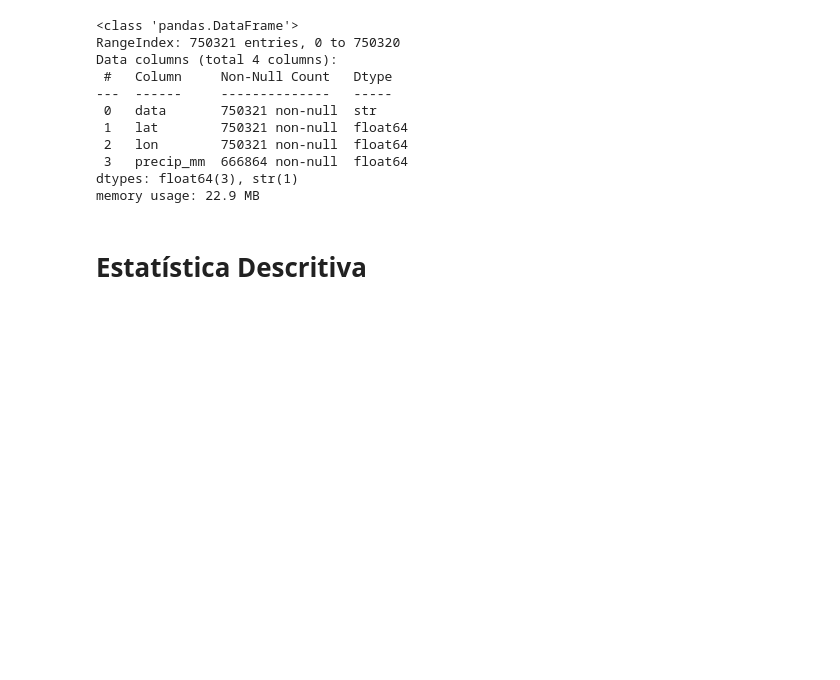
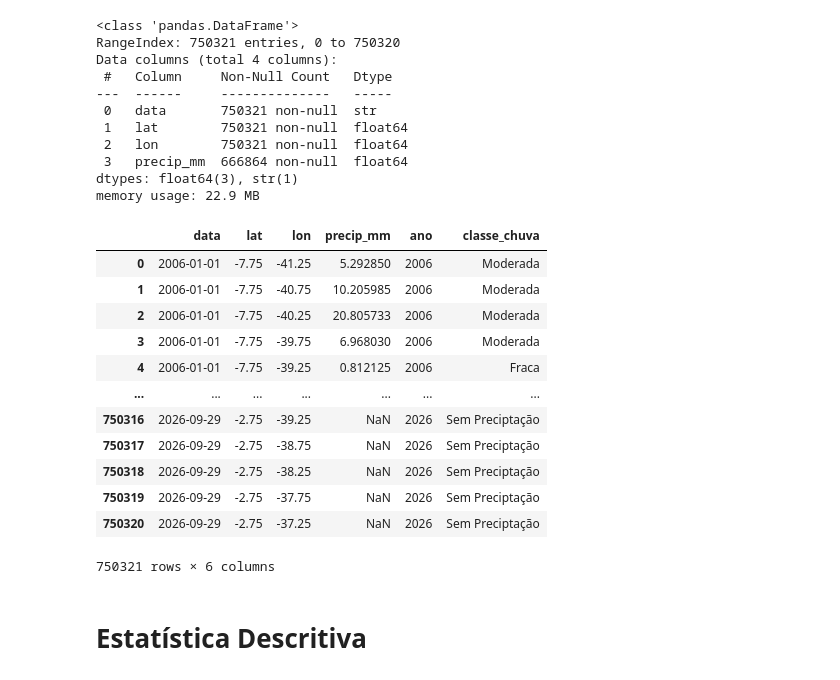
Before and after one commit to printfSideaux/PRCP_RDA_ANALISIS, a Jupyter notebook: EstatisticaComputacional.ipynb, the cells around one changed output. Cells and saved outputs as stored; diff of their text form; code cells hidden in the pictures; blank space fills up the shorter version.

Commit message:
adicionando variavel quanlitativa ordinal

```diff
--- a/EstatisticaComputacional.ipynb
+++ b/EstatisticaComputacional.ipynb
@@ -105,6 +103,32 @@ Data columns (total 4 columns):
  3   precip_mm  666864 non-null  float64
 dtypes: float64(3), str(1)
 memory usage: 22.9 MB
+# %%
+# Criando Variável Qualitativa Ordinal: Categorias de Precipitacoes
+condicoes = [
+    (df_completo['precip_mm'] == 0),
+    (df_completo['precip_mm'] > 0) & (df_completo['precip_mm'] <= 5),
+    (df_completo['precip_mm'] > 5) & (df_completo['precip_mm'] <= 25),
+    (df_completo['precip_mm'] > 25),
+]
+rotulos = ['Sem Precipitação', 'Fraca', 'Moderada', 'Forte']
+df_completo['classe_chuva'] = np.select(condicoes, rotulos, default='Sem Preciptação')
+
+display(df_completo)
+# %% [output]
+|  | data | lat | lon | precip_mm | ano | classe_chuva |
+| 0 | 2006-01-01 | -7.75 | -41.25 | 5.292850 | 2006 | Moderada |
+| 1 | 2006-01-01 | -7.75 | -40.75 | 10.205985 | 2006 | Moderada |
+| 2 | 2006-01-01 | -7.75 | -40.25 | 20.805733 | 2006 | Moderada |
+| 3 | 2006-01-01 | -7.75 | -39.75 | 6.968030 | 2006 | Moderada |
+| 4 | 2006-01-01 | -7.75 | -39.25 | 0.812125 | 2006 | Fraca |
+| ... | ... | ... | ... | ... | ... | ... |
+| 750316 | 2026-09-29 | -2.75 | -39.25 | NaN | 2026 | Sem Preciptação |
+| 750317 | 2026-09-29 | -2.75 | -38.75 | NaN | 2026 | Sem Preciptação |
+| 750318 | 2026-09-29 | -2.75 | -38.25 | NaN | 2026 | Sem Preciptação |
+| 750319 | 2026-09-29 | -2.75 | -37.75 | NaN | 2026 | Sem Preciptação |
+| 750320 | 2026-09-29 | -2.75 | -37.25 | NaN | 2026 | Sem Preciptação |
+750321 rows × 6 columns
 # %% [markdown]
 # Estatística Descritiva
 # %%
```
Also changed, not shown: parts of 1 cell of this notebook.
